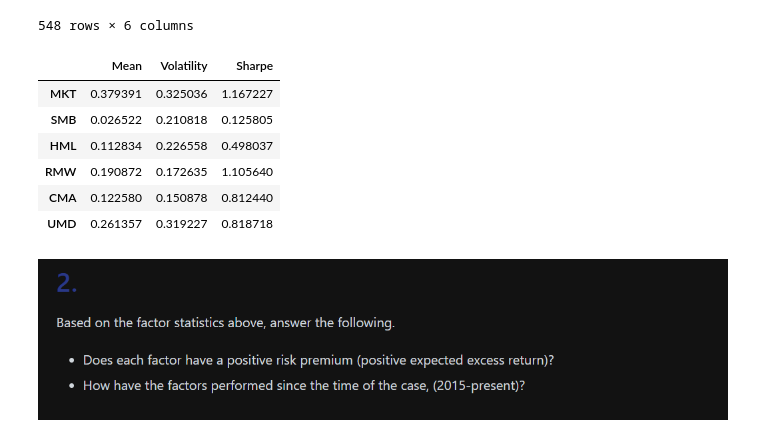
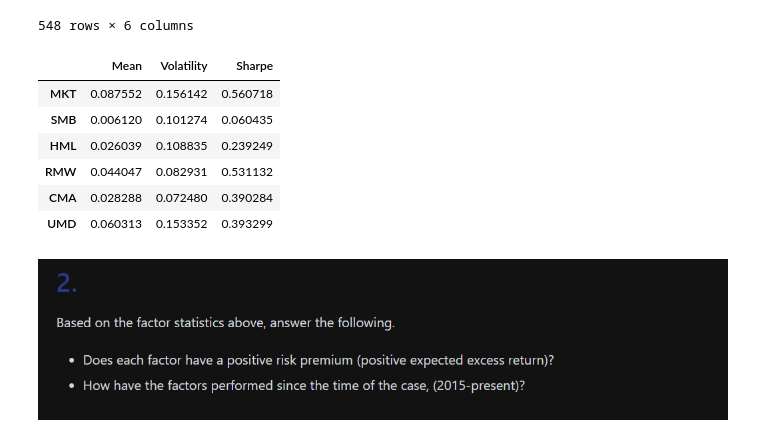
Before and after one commit to mihikasingh806/HW_grpB25_Porftolio, a Jupyter notebook: hw5/Smart Beta Tanwir.ipynb, the cells around one changed output. Cells and saved outputs as stored; diff of their text form; code cells hidden in the pictures.

Commit message:
changed the FREQ parameter, previously set to 52, changed it to 12

```diff
--- a/hw5/Smart Beta Tanwir.ipynb
+++ b/hw5/Smart Beta Tanwir.ipynb
@@ -61,41 +61,41 @@ display(data)
 # %%
 # factors = [col for col in data.columns if col not in ['MKT']]
 
-FREQ = 52
+FREQ = 12
 
 def univariateStatistics(data, start_date = None, end_date = None, FREQ = 52) -> pd.DataFrame:
 
     # Todo: code to calculate freq based on the data
     if start_date is None:
         start_date = data.index[0]
     if end_date is None:
         end_date = data.index[-1] + pd.Timedelta(days = 1)
 
     data = data.loc[start_date:end_date]
     cols = data.columns
     stats = ['Mean', 'Volatility', 'Sharpe']
     stats_dict = {stat: [] for stat in stats}
     for col in cols:
         col_mean = data[col].mean() * FREQ
         col_vol = data[col].std() * np.sqrt(FREQ)
         col_SR = col_mean/col_vol
         stats_dict['Mean'].append(col_mean)
         stats_dict['Volatility'].append(col_vol)
         stats_dict['Sharpe'].append(col_SR)
 
     stats_df = pd.DataFrame(stats_dict, index = cols)
     return stats_df
 
 overall_stats_df = univariateStatistics(data, FREQ = FREQ)
 display(overall_stats_df)
 # %% [output]
 |  | Mean | Volatility | Sharpe |
-| MKT | 0.379391 | 0.325036 | 1.167227 |
-| SMB | 0.026522 | 0.210818 | 0.125805 |
-| HML | 0.112834 | 0.226558 | 0.498037 |
-| RMW | 0.190872 | 0.172635 | 1.105640 |
-| CMA | 0.122580 | 0.150878 | 0.812440 |
-| UMD | 0.261357 | 0.319227 | 0.818718 |
+| MKT | 0.087552 | 0.156142 | 0.560718 |
+| SMB | 0.006120 | 0.101274 | 0.060435 |
+| HML | 0.026039 | 0.108835 | 0.239249 |
+| RMW | 0.044047 | 0.082931 | 0.531132 |
+| CMA | 0.028288 | 0.072480 | 0.390284 |
+| UMD | 0.060313 | 0.153352 | 0.393299 |
 # %% [markdown]
 ![image.png](attachment:7cb78e3b-2dfc-4c06-82f4-46367b37a5f8.png)
 # %%
```
Also changed, not shown: parts of 6 cells of this notebook.
